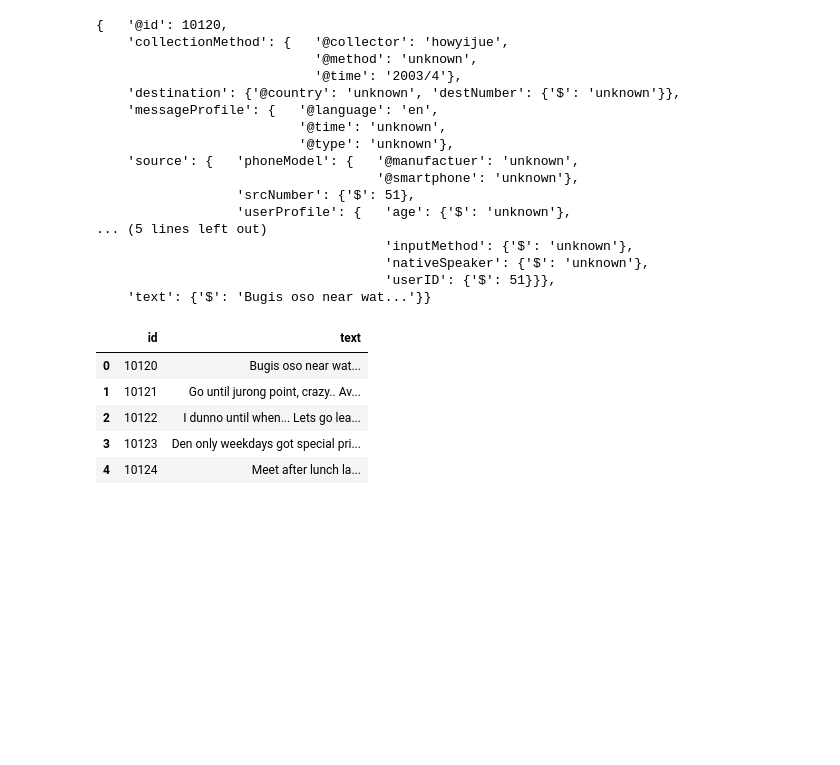
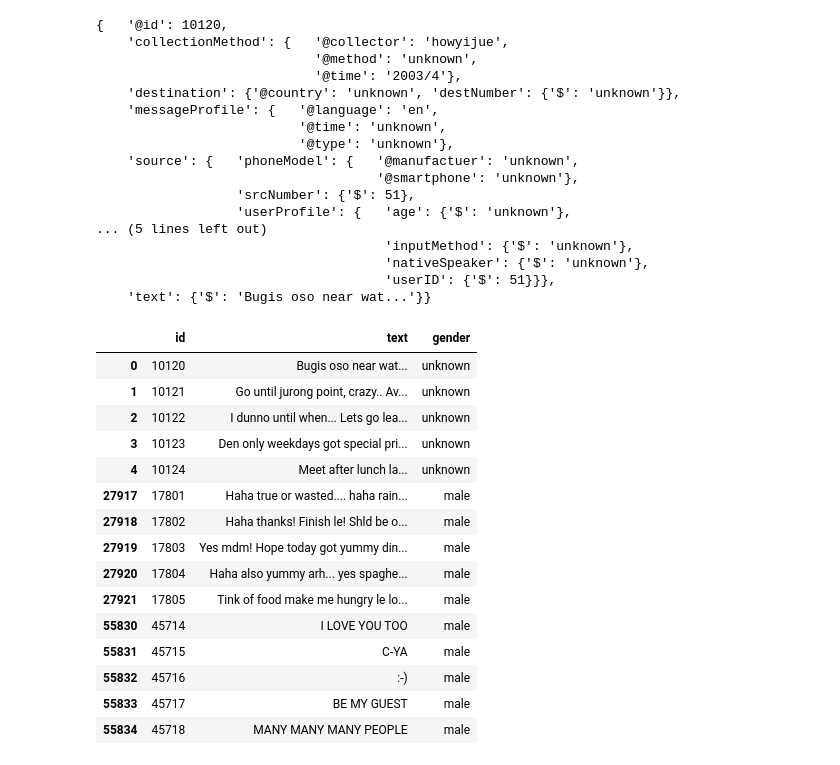
Before and after one commit to jaxsax/nus_smsdata, a Jupyter notebook: Untitled.ipynb, the cells around one changed output. Cells and saved outputs as stored; diff of their text form; code cells hidden in the pictures; blank space fills up the shorter version.

```diff
--- a/Untitled.ipynb
+++ b/Untitled.ipynb
@@ -7,0 +1,21 @@ pd.set_option('display.width', 1000)
+# %%
+import pandas as pd
+import matplotlib.pyplot as plt
+import seaborn as sns
+
+from functools import reduce
+from nltk.corpus import stopwords
+
+import pprint
+import json
+import string
+import collections
+import itertools
+import wordcloud
+import nltk
+
+nltk.download('stopwords')
+
+pd.set_option('display.width', 1000)
+pd.set_option('display.max_colwidth', -1)
+sns.set(style="darkgrid")
@@ -13,39 +31,56 @@ with open("inputs/smsCorpus_en_2015.03.09_all.json") as f:
 messages = data['smsCorpus']['message']
 pp = pprint.PrettyPrinter(indent=4)
 pp.pprint(messages[0])
 
 def parse_messages(messages):
     id = [m['@id'] for m in messages]
     text = [m['text']['$'] for m in messages]
+    gender = [m['source']['userProfile']['gender']['$'].lower() for m in messages]
 
-    return pd.DataFrame({
+    df = pd.DataFrame({
         'id': id,
-        'text': text
+        'text': text,
+        'gender': gender,
     })
+    df['text'] = df['text'].astype(str)
+    return df
 
 messages = parse_messages(messages)
-messages.head(5)
+half = int(abs(messages.shape[0]/2))
+pd.concat([messages.head(5),
+           messages.iloc[half:half+5],
+           messages.tail(5)])
 # %% [output]
 {   '@id': 10120,
     'collectionMethod': {   '@collector': 'howyijue',
                             '@method': 'unknown',
                             '@time': '2003/4'},
     'destination': {'@country': 'unknown', 'destNumber': {'$': 'unknown'}},
     'messageProfile': {   '@language': 'en',
                           '@time': 'unknown',
                           '@type': 'unknown'},
     'source': {   'phoneModel': {   '@manufactuer': 'unknown',
                                     '@smartphone': 'unknown'},
                   'srcNumber': {'$': 51},
                   'userProfile': {   'age': {'$': 'unknown'},
 ... (5 lines left out)
                                      'inputMethod': {'$': 'unknown'},
                                      'nativeSpeaker': {'$': 'unknown'},
                                      'userID': {'$': 51}}},
     'text': {'$': 'Bugis oso near wat...'}}
-|  | id | text |
-| 0 | 10120 | Bugis oso near wat... |
-| 1 | 10121 | Go until jurong point, crazy.. Av... |
-| 2 | 10122 | I dunno until when... Lets go lea... |
-| 3 | 10123 | Den only weekdays got special pri... |
-| 4 | 10124 | Meet after lunch la... |
+|  | id | text | gender |
+| 0 | 10120 | Bugis oso near wat... | unknown |
+| 1 | 10121 | Go until jurong point, crazy.. Av... | unknown |
+| 2 | 10122 | I dunno until when... Lets go lea... | unknown |
+| 3 | 10123 | Den only weekdays got special pri... | unknown |
+| 4 | 10124 | Meet after lunch la... | unknown |
+| 27917 | 17801 | Haha true or wasted.... haha rain... | male |
+| 27918 | 17802 | Haha thanks! Finish le! Shld be o... | male |
+| 27919 | 17803 | Yes mdm! Hope today got yummy din... | male |
+| 27920 | 17804 | Haha also yummy arh... yes spaghe... | male |
+| 27921 | 17805 | Tink of food make me hungry le lo... | male |
+| 55830 | 45714 | I LOVE YOU TOO | male |
+| 55831 | 45715 | C-YA | male |
+| 55832 | 45716 | :-) | male |
+| 55833 | 45717 | BE MY GUEST | male |
+| 55834 | 45718 | MANY MANY MANY PEOPLE | male |
```
Also changed, not shown: parts of 10 cells of this notebook, 1 other file.
